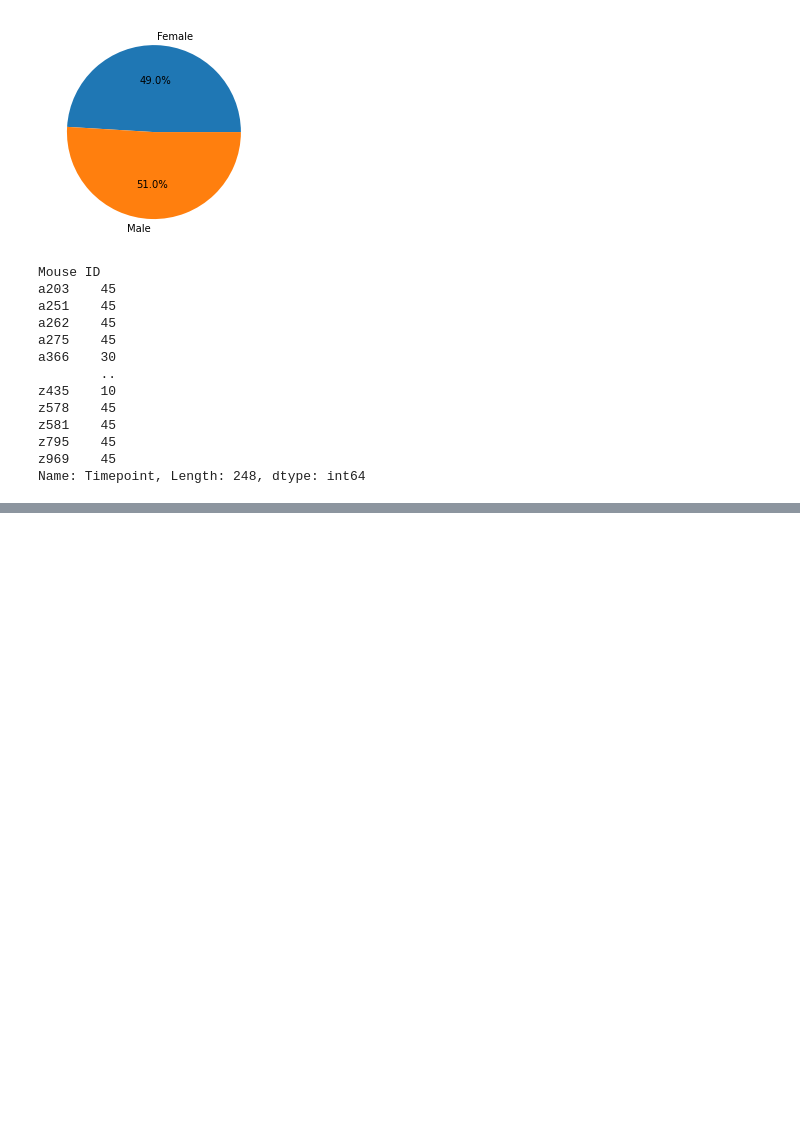
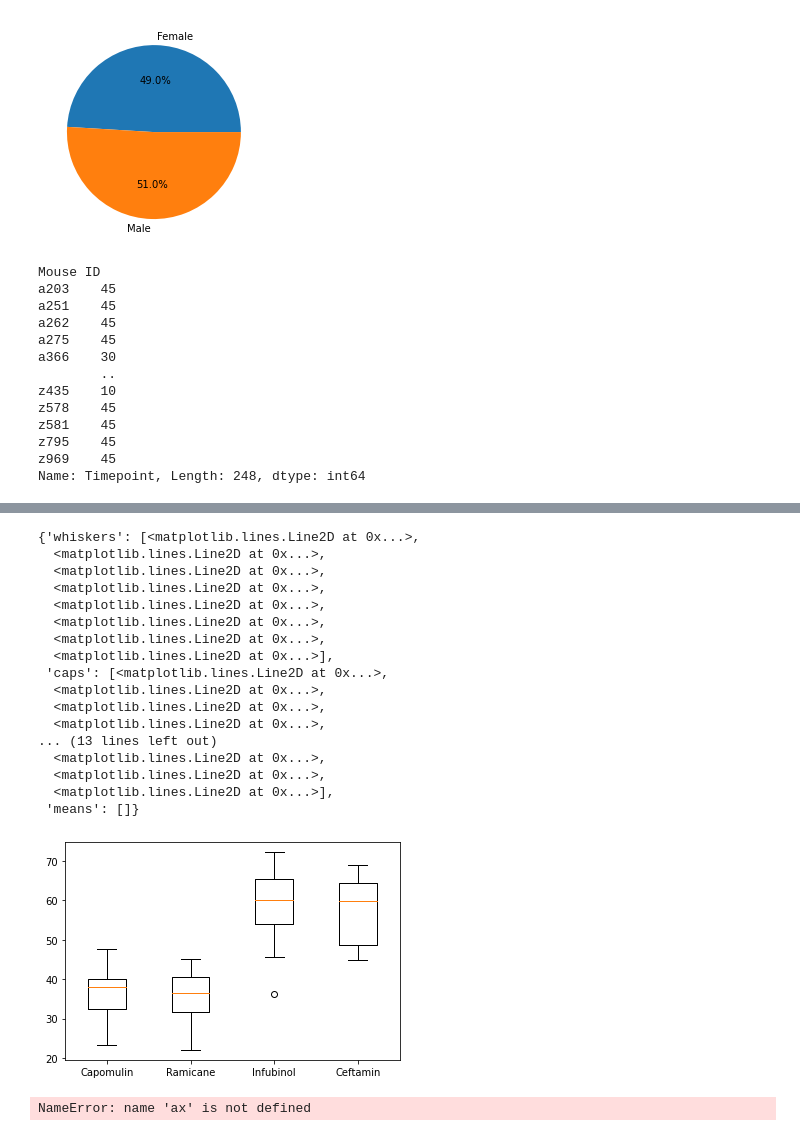
Before and after one commit to write42/matplot-challenge, a Jupyter notebook: pharma-hw.ipynb, the cells around one changed output, grey strips where cells are left out. Drawn from its saved outputs; the diff is of its cells as text; code cells hidden in the pictures; blank space fills up the shorter version.

Commit message:
Finished the box plots.

```diff
--- a/pharma-hw.ipynb
+++ b/pharma-hw.ipynb
@@ -288,10 +307,14 @@ for treatment in treatments:
 #     tumor_vol_ser = pd.Series(tumor_vol)#
     #quartiles = tumor_vol_ser.quantile([.25,.5,.75])
     lowerq = quartiles[0.25]
-    upperq = quartiles[.75]
+    upperq = quartiles[0.75]
     iqr = upperq-lowerq
     lower_bound = lowerq - (1.5*iqr)
-    upper_bound = upperq - (1.5*iqr)
+    upper_bound = upperq + (1.5*iqr)
     outliers = final_tumor_vol.loc[(final_tumor_vol < lower_bound) | (final_tumor_vol > upper_bound)]
-    print(f'{treatment}\s potential outliers: {outliers}')
+    print(f'{treatment}s potential outliers: {outliers}')
+    #print(final_tumor_vol)
+    #print(outliers)
+    #print(lower_bound)
+    #print(upper_bound)
 # %% [output]
@@ -324,3 +355,26 @@ ax = plt.subplots()
+# %%
+plt.boxplot(tumor_vol,labels=treatments)
+# %% [output]
+{'whiskers': [<matplotlib.lines.Line2D at 0x...>,
+  <matplotlib.lines.Line2D at 0x...>,
+  <matplotlib.lines.Line2D at 0x...>,
+  <matplotlib.lines.Line2D at 0x...>,
+  <matplotlib.lines.Line2D at 0x...>,
+  <matplotlib.lines.Line2D at 0x...>,
+  <matplotlib.lines.Line2D at 0x...>,
+  <matplotlib.lines.Line2D at 0x...>],
+ 'caps': [<matplotlib.lines.Line2D at 0x...>,
+  <matplotlib.lines.Line2D at 0x...>,
+  <matplotlib.lines.Line2D at 0x...>,
+  <matplotlib.lines.Line2D at 0x...>,
+... (13 lines left out)
+  <matplotlib.lines.Line2D at 0x...>,
+  <matplotlib.lines.Line2D at 0x...>,
+  <matplotlib.lines.Line2D at 0x...>],
+ 'means': []}
+[figure, added]
 # %%
-ax.boxplot(tumor_vol)
-plt.show()
+#ax.boxplot(tumor_vol)
+#plt.show()
+# %% [output]
+NameError: name 'ax' is not defined
```
Also changed, not shown: parts of 9 cells of this notebook.
